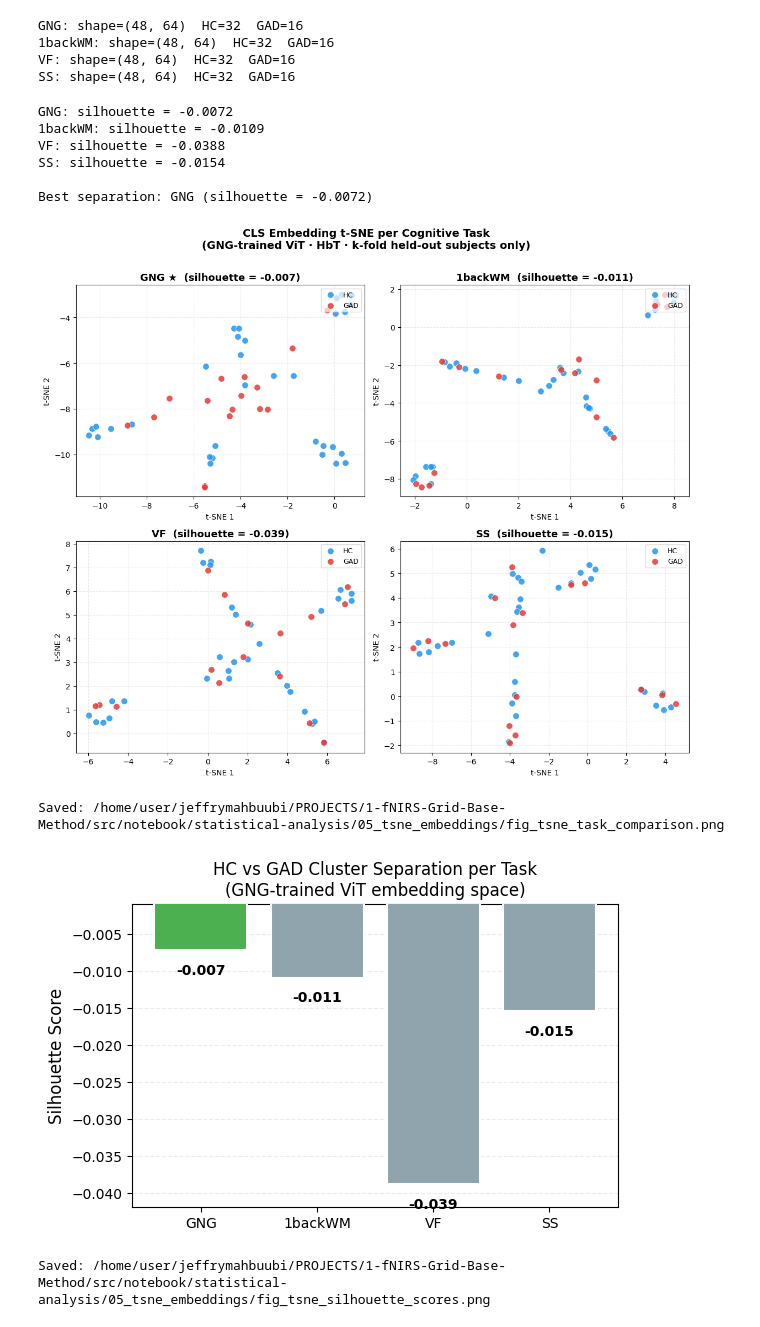
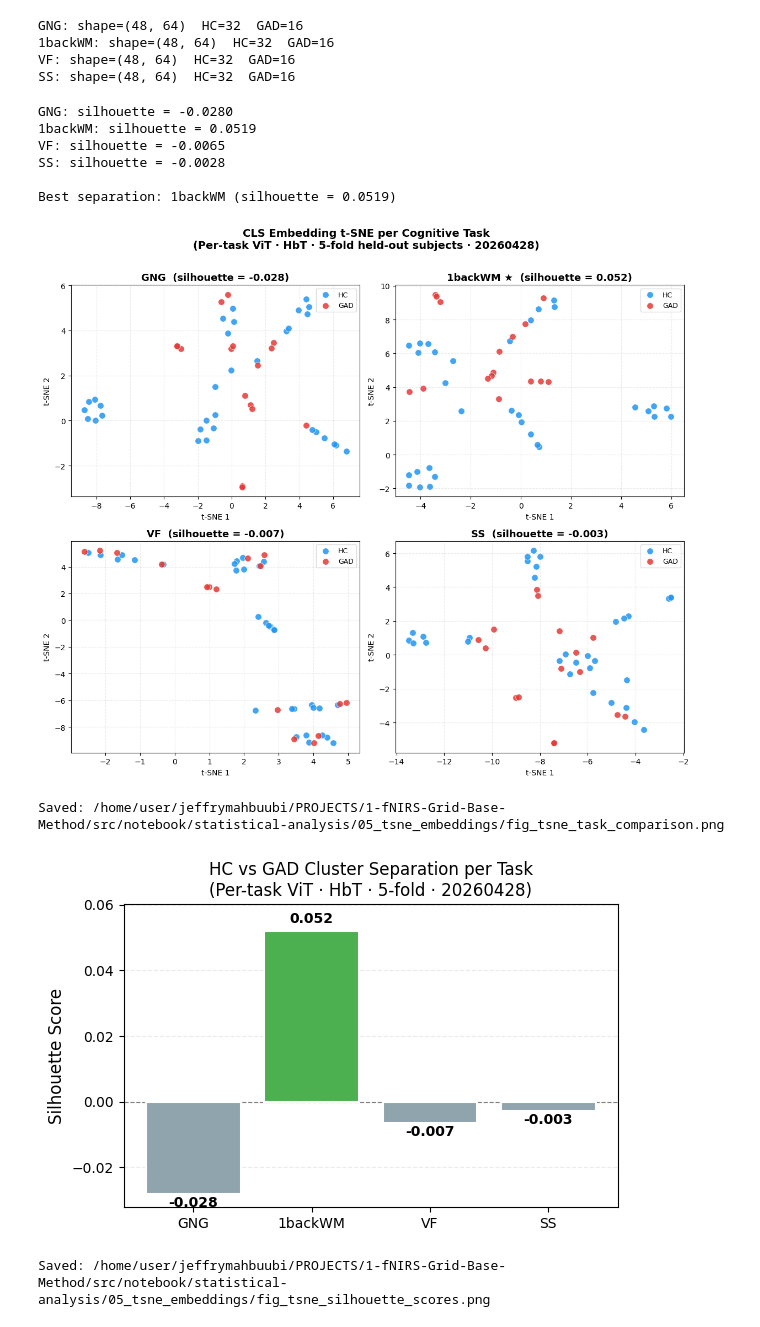
Before and after one commit to jeffrymahbuubi/fNIRS-Project-Grid-Base-Method, a Jupyter notebook: src/notebook/statistical-analysis/05_tsne_embeddings/05_tsne_task_comparison.ipynb, the cells around one changed output. Drawn from its saved outputs; the diff is of its cells as text; code cells hidden in the pictures.

```diff
--- a/src/notebook/statistical-analysis/05_tsne_embeddings/05_tsne_task_comparison.ipynb
+++ b/src/notebook/statistical-analysis/05_tsne_embeddings/05_tsne_task_comparison.ipynb
@@ -28,18 +28,26 @@ print(f"BASE: {BASE}")
 BASE: /home/user/jeffrymahbuubi/PROJECTS/1-fNIRS-Grid-Base-Method
 # %%
 # ── Configuration ────────────────────────────────────────────────────────────
-CHECKPOINT_DIR = os.path.join(
-    BASE, 'research', 'experiments', '20260427',
-    'ViT_GNG_hbt_kfold5_ep100_bs8_p100_20260427'
-)
+# Per-task checkpoints — each task embedded through its own trained model (20260428, HbT, 5-fold)
+EXP_DIR = os.path.join(BASE, 'research', 'experiments', '20260428', '5fold')
+
+CHECKPOINT_DIRS = {
+    'GNG':     os.path.join(EXP_DIR, 'ViT_GNG_hbt_kfold5_ep100_bs8_p100_20260428'),
+    '1backWM': os.path.join(EXP_DIR, 'ViT_1backWM_hbt_kfold5_ep100_bs8_p100_20260428'),
+    'SS':      os.path.join(EXP_DIR, 'ViT_SS_hbt_kfold5_ep100_bs8_p100_20260428'),
+    'VF':      os.path.join(EXP_DIR, 'ViT_VF_hbt_kfold5_ep100_bs8_p100_20260428'),
+}
 DATA_DIR    = os.path.join(BASE, 'data', 'processed')
 SPLITS_JSON = os.path.join(BASE, 'data', 'splits', 'kfold_splits.json')
 OUTPUT_DIR  = os.path.dirname(os.path.abspath('__file__'))
-DEVICE      = 'cpu'   # change to 'cuda' if GPU available
+DEVICE      = 'cpu'
 TASKS       = ['GNG', '1backWM', 'VF', 'SS']
 RANDOM_SEED = 42
 
-print(f"Checkpoint: {CHECKPOINT_DIR}")
+print("Per-task checkpoint directories (20260428, HbT, 5-fold):")
+for task, path in CHECKPOINT_DIRS.items():
+    exists = os.path.exists(path)
+    print(f"  {task:10s}: {'✓ found' if exists else '✗ MISSING'} → {os.path.basename(path)}")
 print(f"Data dir:   {DATA_DIR}")
 print(f"Splits:     {SPLITS_JSON}")
 # %% [output]
@@ -72,7 +84,7 @@ for task in TASKS:
     print(f"\n{'='*50}")
     print(f"Task: {task}")
     emb_dict = extract_kfold_embeddings(
-        checkpoint_dir=CHECKPOINT_DIR,
+        checkpoint_dir=CHECKPOINT_DIRS[task],
         task=task,
         data_dir=DATA_DIR,
         splits_json=SPLITS_JSON,
@@ -142,12 +154,12 @@ for task in TASKS:
 best_task = max(task_silhouette, key=task_silhouette.get)
 print(f"\nBest separation: {best_task} (silhouette = {task_silhouette[best_task]:.4f})")
 # %% [output]
-GNG: silhouette = -0.0072
-1backWM: silhouette = -0.0109
-VF: silhouette = -0.0388
-SS: silhouette = -0.0154
+GNG: silhouette = -0.0280
+1backWM: silhouette = 0.0519
+VF: silhouette = -0.0065
+SS: silhouette = -0.0028
 
-Best separation: GNG (silhouette = -0.0072)
+Best separation: 1backWM (silhouette = 0.0519)
 # %%
 # ── Figure 1: 2x2 t-SNE panels per task ─────────────────────────────────────
 COLORS = {0: '#2196F3', 1: '#E53935'}  # HC=blue, GAD=red
@@ -177,7 +189,7 @@ for ax, task in zip(axes.flat, TASKS):
 
 fig.suptitle(
     'CLS Embedding t-SNE per Cognitive Task\n'
-    '(GNG-trained ViT · HbT · k-fold held-out subjects only)',
+    '(Per-task ViT · HbT · 5-fold held-out subjects · 20260428)',
     fontsize=14, fontweight='bold', y=1.01
 )
 plt.tight_layout()
@@ -187,40 +199,40 @@ plt.savefig(fig_path, dpi=150, bbox_inches='tight')
 plt.show()
 print(f"Saved: {fig_path}")
 # %% [output]
-[figure, old version]
+[figure, new version]
 Saved: /home/user/jeffrymahbuubi/PROJECTS/1-fNIRS-Grid-Base-Method/src/notebook/statistical-analysis/05_tsne_embeddings/fig_tsne_task_comparison.png
 # %%
 # ── Figure 2: Silhouette score bar chart ─────────────────────────────────────
 fig, ax = plt.subplots(figsize=(6, 4))
 
 scores     = [task_silhouette[t] for t in TASKS]
 bar_colors = ['#4CAF50' if t == best_task else '#90A4AE' for t in TASKS]
 
 bars = ax.bar(TASKS, scores, color=bar_colors, edgecolor='white', linewidth=1.5, zorder=3)
 ax.axhline(0, color='gray', linewidth=0.8, linestyle='--', zorder=2)
 ax.set_ylabel('Silhouette Score', fontsize=12)
 ax.set_title(
-    'HC vs GAD Cluster Separation per Task\n(GNG-trained ViT embedding space)',
+    'HC vs GAD Cluster Separation per Task\n(Per-task ViT · HbT · 5-fold · 20260428)',
     fontsize=12
 )
 ax.grid(axis='y', alpha=0.25, linestyle='--', zorder=1)
 y_pad = max(abs(s) for s in scores) * 0.08
 ax.set_ylim(min(scores) - y_pad, max(scores) + y_pad * 2)
 
 for bar, score in zip(bars, scores):
     y_pos = bar.get_height() + y_pad * 0.4 if score >= 0 else bar.get_height() - y_pad * 1.2
     ax.text(
         bar.get_x() + bar.get_width() / 2, y_pos,
         f'{score:.3f}', ha='center', va='bottom', fontsize=10, fontweight='bold'
     )
 
 plt.tight_layout()
 fig_path2 = os.path.join(OUTPUT_DIR, 'fig_tsne_silhouette_scores.png')
 plt.savefig(fig_path2, dpi=150, bbox_inches='tight')
 plt.show()
 print(f"Saved: {fig_path2}")
 # %% [output]
-[figure, old version]
+[figure, new version]
 Saved: /home/user/jeffrymahbuubi/PROJECTS/1-fNIRS-Grid-Base-Method/src/notebook/statistical-analysis/05_tsne_embeddings/fig_tsne_silhouette_scores.png
 # %%
 # ── Silhouette in original 64D embedding space (more rigorous) ───────────────
```
Also changed, not shown: parts of 3 cells of this notebook, 9 other files.
